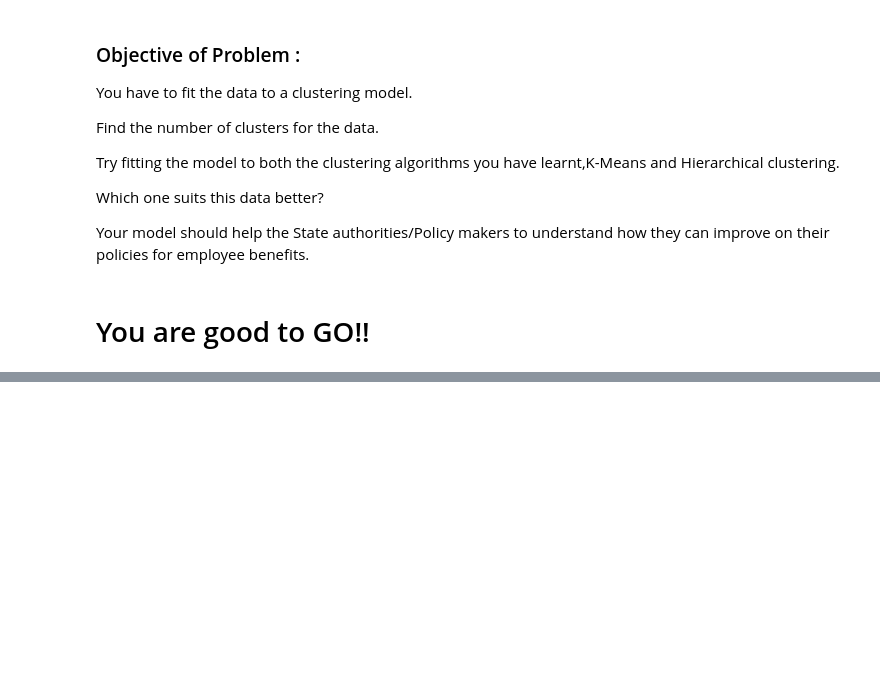
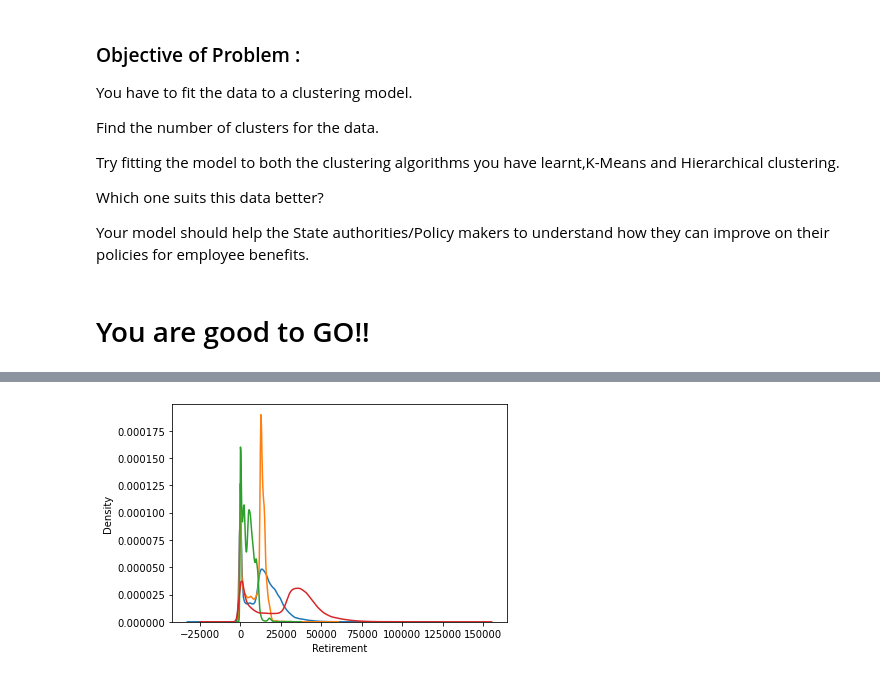
Before and after one commit to mahfuz978/TECH-I.S.---Unsupervised-Learning, a Jupyter notebook: Clustering/Mahfuzur_K_Means_Project.ipynb, the cells around one changed output, grey strips where cells are left out. Saved outputs shown, nothing was run; the diff lists cells and outputs as text; code cells hidden in the pictures; blank space fills up the shorter version.

```diff
--- a/Clustering/Mahfuzur_K_Means_Project.ipynb
+++ b/Clustering/Mahfuzur_K_Means_Project.ipynb
@@ -99,0 +266,7 @@ Your model should help the State authorities/Policy makers to understand how the
+# %%
+benefits = ['Retirement', 'Health and Dental', 'Other Benefits', 'Total Benefits']
+for col in benefits:
+    ax_benefits = sns.kdeplot(df[col])
+    ax_benefits
+# %% [output]
+[figure, added]
```
Also changed, not shown: parts of 47 cells of this notebook, 1 other file.
